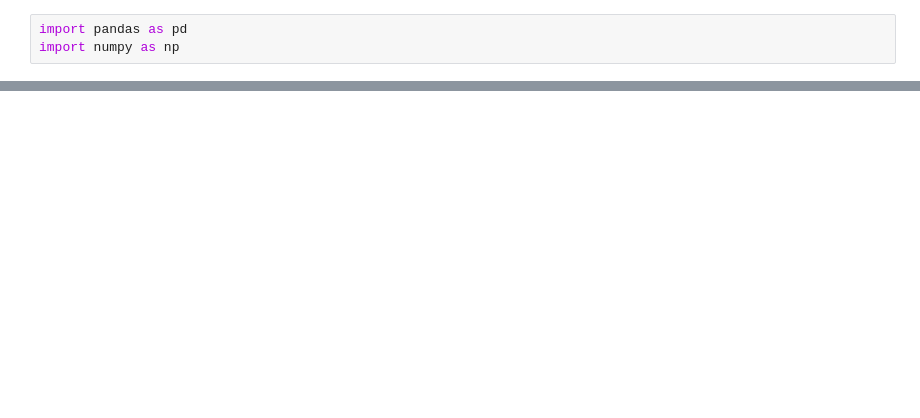
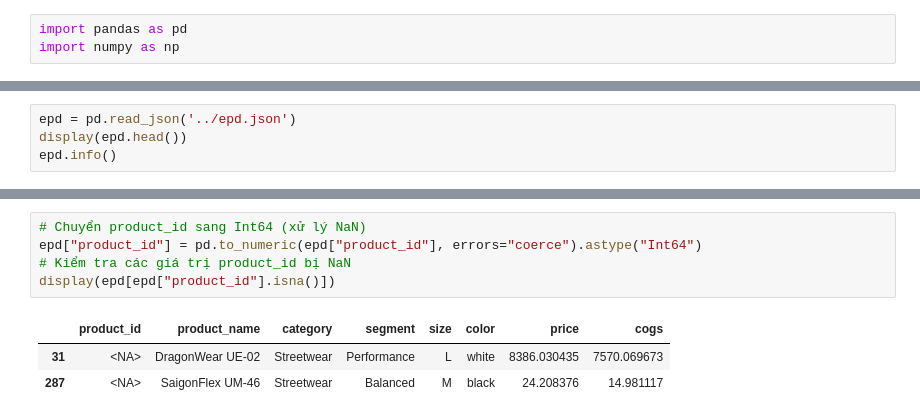
Before and after one commit to hmt2k6it/DAAI-N2.5, a Jupyter notebook: SilverDataCode/products.ipynb, the cells around one changed output, grey strips where cells are left out. Cells and saved outputs as stored; diff of their text form; blank space fills up the shorter version.

```diff
--- a/SilverDataCode/products.ipynb
+++ b/SilverDataCode/products.ipynb
@@ -38,0 +107,4 @@ df.to_csv('../SilverData/products.csv', index=False)
+# %%
+epd = pd.read_json('../epd.json')
+display(epd.head())
+epd.info()
@@ -38,0 +133,9 @@ df.to_csv('../SilverData/products.csv', index=False)
+# %%
+# Chuyển product_id sang Int64 (xử lý NaN)
+epd["product_id"] = pd.to_numeric(epd["product_id"], errors="coerce").astype("Int64")
+# Kiểm tra các giá trị product_id bị NaN
+display(epd[epd["product_id"].isna()])
+# %% [output]
+|  | product_id | product_name | category | segment | size | color | price | cogs |
+| 31 | <NA> | DragonWear UE-02 | Streetwear | Performance | L | white | 8386.030435 | 7570.069673 |
+| 287 | <NA> | SaigonFlex UM-46 | Streetwear | Balanced | M | black | 24.208376 | 14.981117 |
```
Also changed, not shown: parts of 45 cells of this notebook, 14 other files.
